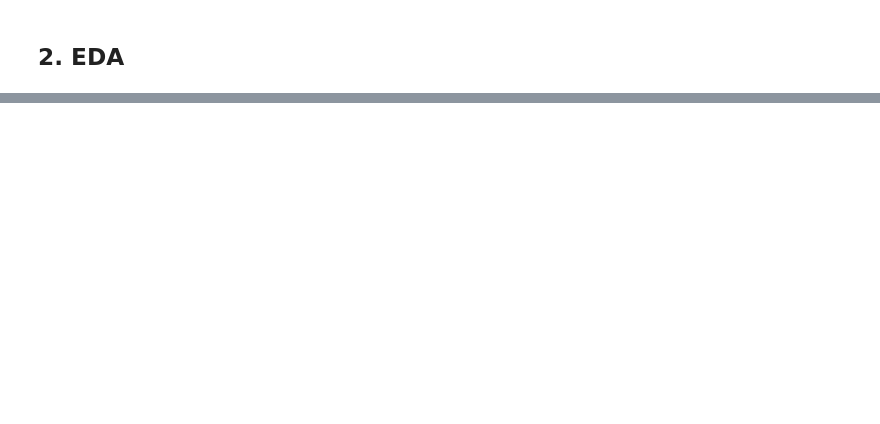
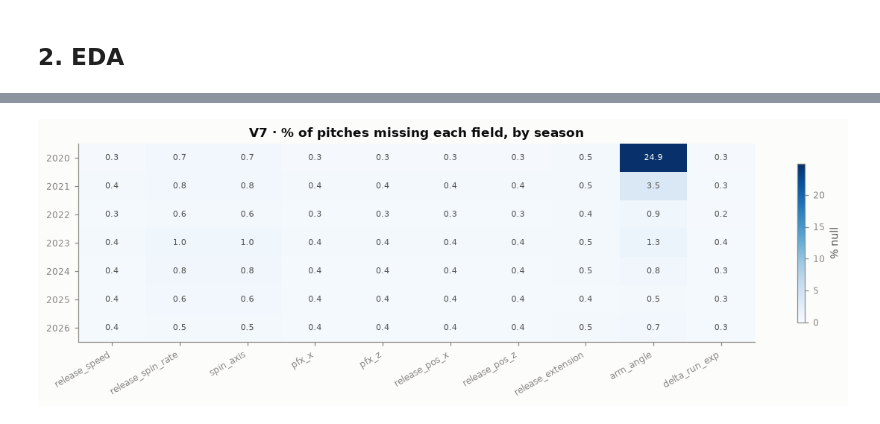
Before and after one commit to karthikiyer365/SportSignal, a Jupyter notebook: Baseball Analytics/pitch-quality/pitch_quality_baseline.ipynb, the cells around one changed output, grey strips where cells are left out. Saved outputs shown, nothing was run; the diff lists cells and outputs as text; code cells hidden in the pictures; blank space fills up the shorter version.

```diff
--- a/Baseball Analytics/pitch-quality/pitch_quality_baseline.ipynb
+++ b/Baseball Analytics/pitch-quality/pitch_quality_baseline.ipynb
@@ -24,7 +28,22 @@ import xgboost as xgb
 SUPABASE_URL = "https://rgnzemkdldohplwbxxwy.supabase.co"  # public project URL (same one the site uses)
 BASE = f"{SUPABASE_URL}/storage/v1/object/public/statcast/pitches"
 SEASONS = range(2020, 2027)
-TRAIN, VAL, TEST = range(2020, 2025), [2025], [2026]
+TRAIN, VAL, TEST, TEST_2020 = range(2021, 2025), [2025], [2026], [2020]
+
+# Chart style: validated categorical palette (fixed order, never cycled), recessive axes, one surface
+SURFACE, INK, INK2, MUTED, GRID = "#fcfcfb", "#0b0b0b", "#52514e", "#898781", "#e8e7e3"
+PT_COLOR = {"FF": "#2a78d6", "SI": "#eb6834", "FC": "#1baf7a", "SL": "#eda100",
+            "ST": "#e87ba4", "CU": "#008300", "CH": "#4a3aa7", "FS": "#e34948"}
+BLUE, ORANGE, NEUTRAL = "#2a78d6", "#eb6834", "#898781"
+plt.rcParams.update({
+    "figure.facecolor": SURFACE, "axes.facecolor": SURFACE, "savefig.facecolor": SURFACE,
+    "axes.edgecolor": MUTED, "axes.labelcolor": INK2, "xtick.color": MUTED, "ytick.color": MUTED,
+    "text.color": INK, "axes.titlecolor": INK, "axes.titlesize": 11, "axes.titleweight": "bold",
+    "axes.labelsize": 9, "xtick.labelsize": 8, "ytick.labelsize": 8, "legend.fontsize": 8,
+    "axes.spines.top": False, "axes.spines.right": False, "axes.grid": True,
+    "grid.color": GRID, "grid.linewidth": 0.6, "axes.axisbelow": True, "lines.linewidth": 2,
+    "legend.frameon": False, "figure.dpi": 110,
+})
 # %% [markdown]
 ## 1. Load
 # %%
@@ -53,3 +81,24 @@ raw.groupby("season")[PHYS].apply(lambda d: d.isna().mean().mul(100)).round(2)
+# %%
+# V7 — null rate by season x column. arm_angle in 2020 is the outlier that drove the 2020 decision.
+PHYS = ["release_speed", "release_spin_rate", "spin_axis", "pfx_x", "pfx_z", "release_pos_x",
+        "release_pos_z", "release_extension", "arm_angle", "delta_run_exp", "estimated_woba_using_speedangle"]
+nulls = raw.groupby("season")[PHYS].apply(lambda d: d.isna().mean().mul(100))
+nulls_phys = nulls.drop(columns="estimated_woba_using_speedangle")  # xwOBA is null by design except balls in play
+
+fig, ax = plt.subplots(figsize=(11, 3.6))
+im = ax.imshow(nulls_phys.values, cmap="Blues", vmin=0, vmax=max(5, nulls_phys.values.max()), aspect="auto")
+ax.set_xticks(range(nulls_phys.shape[1]), nulls_phys.columns, rotation=30, ha="right")
+ax.set_yticks(range(len(nulls_phys)), nulls_phys.index)
+ax.grid(False)
+for i in range(nulls_phys.shape[0]):
+    for j in range(nulls_phys.shape[1]):
+        v = nulls_phys.values[i, j]
+        ax.text(j, i, f"{v:.1f}", ha="center", va="center", fontsize=7, color="white" if v > 12 else INK2)
+ax.set_title("V7 · % of pitches missing each field, by season")
+fig.colorbar(im, ax=ax, label="% null", shrink=0.8)
+plt.tight_layout(); plt.show()
+# %% [output]
+[figure, added]
 # %%
 # Physics by pitch type (inches of break; hb + = arm side after the LHP mirror)
 view = raw.assign(ivb_in=raw.pfx_z * 12, hb_arm_in=-raw.pfx_x * 12)
```
Also changed, not shown: parts of 48 cells of this notebook, 3 other files.
